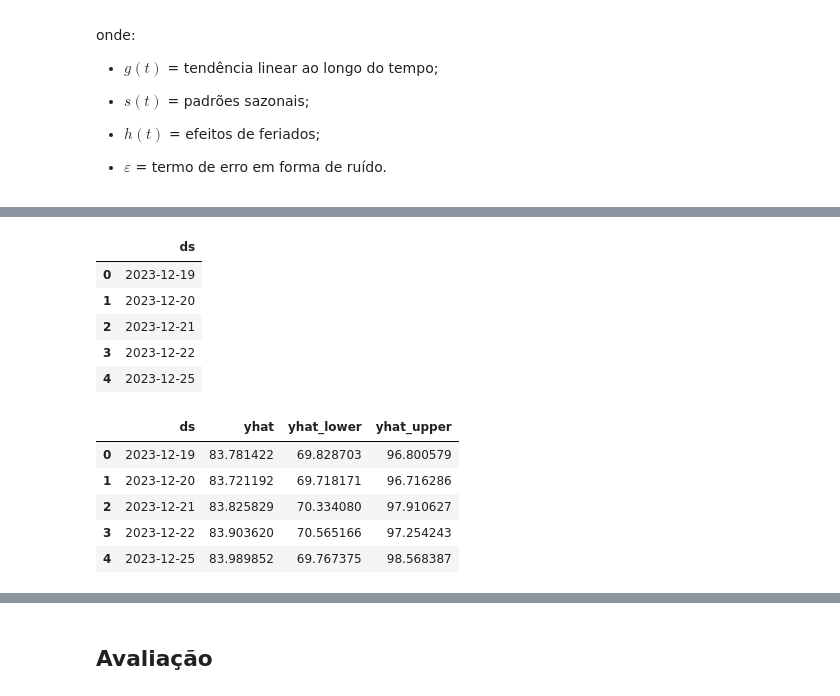
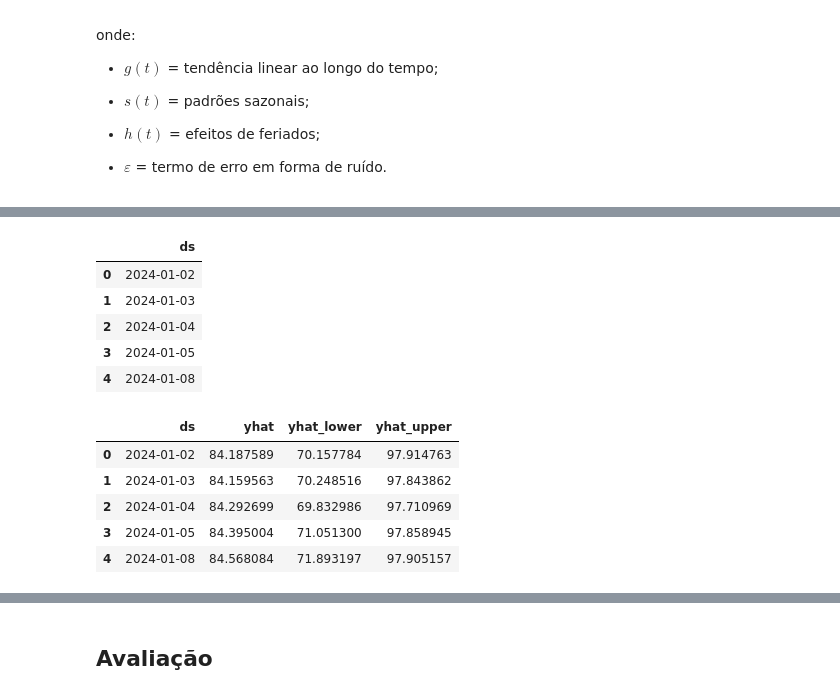
Before and after one commit to jorgeplatero/postech_techchallenge_fase_4, a Jupyter notebook: time_series_petroleo_brent.ipynb, the cells around one changed output, grey strips where cells are left out. Drawn from its saved outputs; the diff is of its cells as text; code cells hidden in the pictures.

```diff
--- a/time_series_petroleo_brent.ipynb
+++ b/time_series_petroleo_brent.ipynb
@@ -103,0 +79,3 @@ conn.close()
+# %%
+df = pd.read_html('http://www.ipeadata.gov.br/ExibeSerie.aspx?module=m&serid=1650971490&oper=view', skiprows=1, thousands='.', decimal=',')[0]
+df.head()
@@ -109,6 +94,7 @@ def renomeiaColunas(df):
     return df
 # %%
 def tipaDados(df):
+    df['data'] = df['data'].str.replace('/', '-')
     df['data'] = pd.to_datetime(df['data'], format='%d-%m-%Y')
     return df
 # %%
@@ -292,0 +289,5 @@ fig.show()
+# %%
+df_preparado = df[['data', 'preco']].rename(columns={'data': 'ds', 'preco': 'y'})
+df_preparado['unique_id'] = 'Preco'
+df_preparado.dropna(inplace=True)
+df_preparado.head()
@@ -292,0 +303,5 @@ fig.show()
+# %%
+treino_arima = df_preparado.loc[(df_preparado['ds'] >= '2000-01-01') & (df_preparado['ds'] < '2024-01-02')] #dados de treino
+teste_arima = df_preparado.loc[df_preparado['ds'] >= '2024-01-02'] #dados de validação (5 dias), quanto maior o período de predição, maior a largura de banda (maior o erro)
+h = teste_arima['ds'].nunique() #datas distintas no intervalo (5 dias)
+h
@@ -447,26 +436,26 @@ modelo_prophet.fit(treino_prophet)
 <prophet.forecaster.Prophet at 0x...>
 # %%
-future = modelo_prophet.make_future_dataframe(periods=7, include_history=False)
-future = future.iloc[[0, 1, 2, 3, 6]].reset_index(drop=True) #excluindo final de semana
+future = modelo_prophet.make_future_dataframe(periods=10, freq= 'D', include_history=False)
+future = future.iloc[[3, 4, 5, 6, 9]].reset_index(drop=True) #excluindo final de semana
 future
 # %% [output]
 |  | ds |
-| 0 | 2023-12-19 |
-| 1 | 2023-12-20 |
-| 2 | 2023-12-21 |
-| 3 | 2023-12-22 |
-| 4 | 2023-12-25 |
+| 0 | 2024-01-02 |
+| 1 | 2024-01-03 |
+| 2 | 2024-01-04 |
+| 3 | 2024-01-05 |
+| 4 | 2024-01-08 |
 # %%
 forecast_prophet = modelo_prophet.predict(future) #realizando previsão
 forecast_prophet = forecast_prophet[['ds', 'yhat', 'yhat_lower', 'yhat_upper']]
 forecast_prophet
 # %% [output]
 |  | ds | yhat | yhat_lower | yhat_upper |
-| 0 | 2023-12-19 | 83.781422 | 69.828703 | 96.800579 |
-| 1 | 2023-12-20 | 83.721192 | 69.718171 | 96.716286 |
-| 2 | 2023-12-21 | 83.825829 | 70.334080 | 97.910627 |
-| 3 | 2023-12-22 | 83.903620 | 70.565166 | 97.254243 |
-| 4 | 2023-12-25 | 83.989852 | 69.767375 | 98.568387 |
+| 0 | 2024-01-02 | 84.187589 | 70.157784 | 97.914763 |
+| 1 | 2024-01-03 | 84.159563 | 70.248516 | 97.843862 |
+| 2 | 2024-01-04 | 84.292699 | 69.832986 | 97.710969 |
+| 3 | 2024-01-05 | 84.395004 | 71.051300 | 97.858945 |
+| 4 | 2024-01-08 | 84.568084 | 71.893197 | 97.905157 |
 # %%
 #gerando linha contínua para banda de confiança (é preciso uma linha contínua para aplicar o preenchimento)
 banda_sup_prophet = forecast_prophet['yhat_upper'].tolist() #limite superior
```
Also changed, not shown: parts of 49 cells of this notebook, 9 other files.
